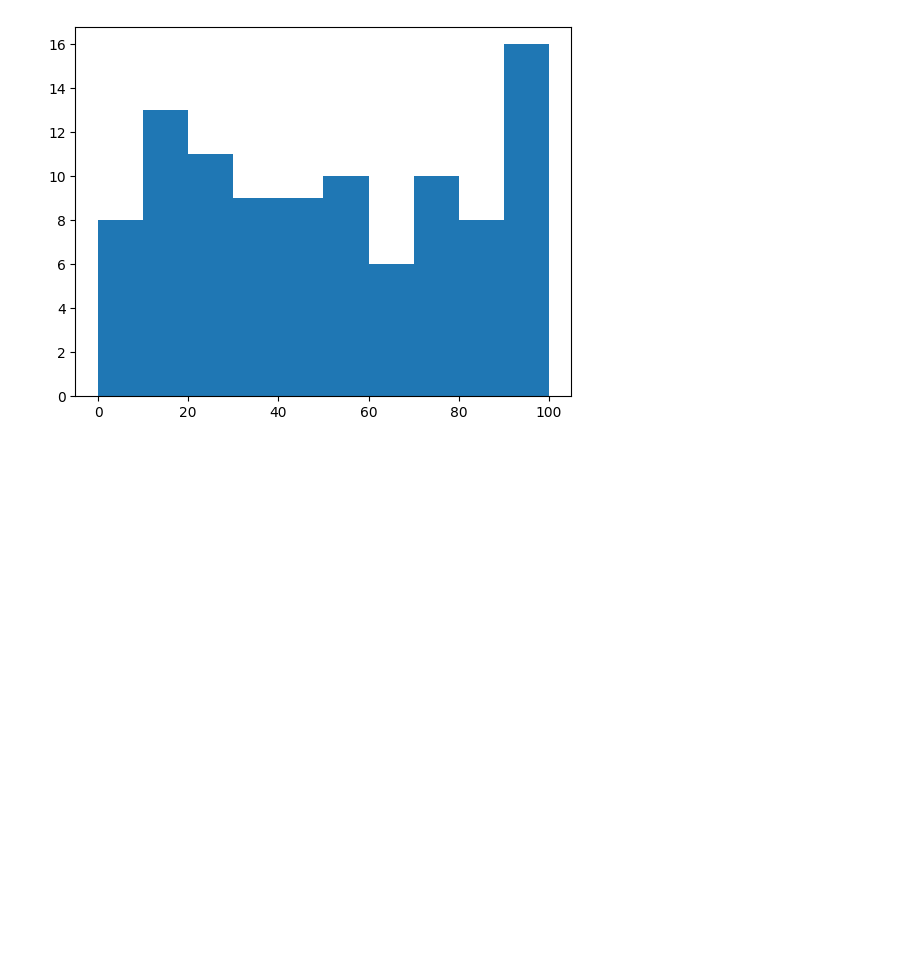
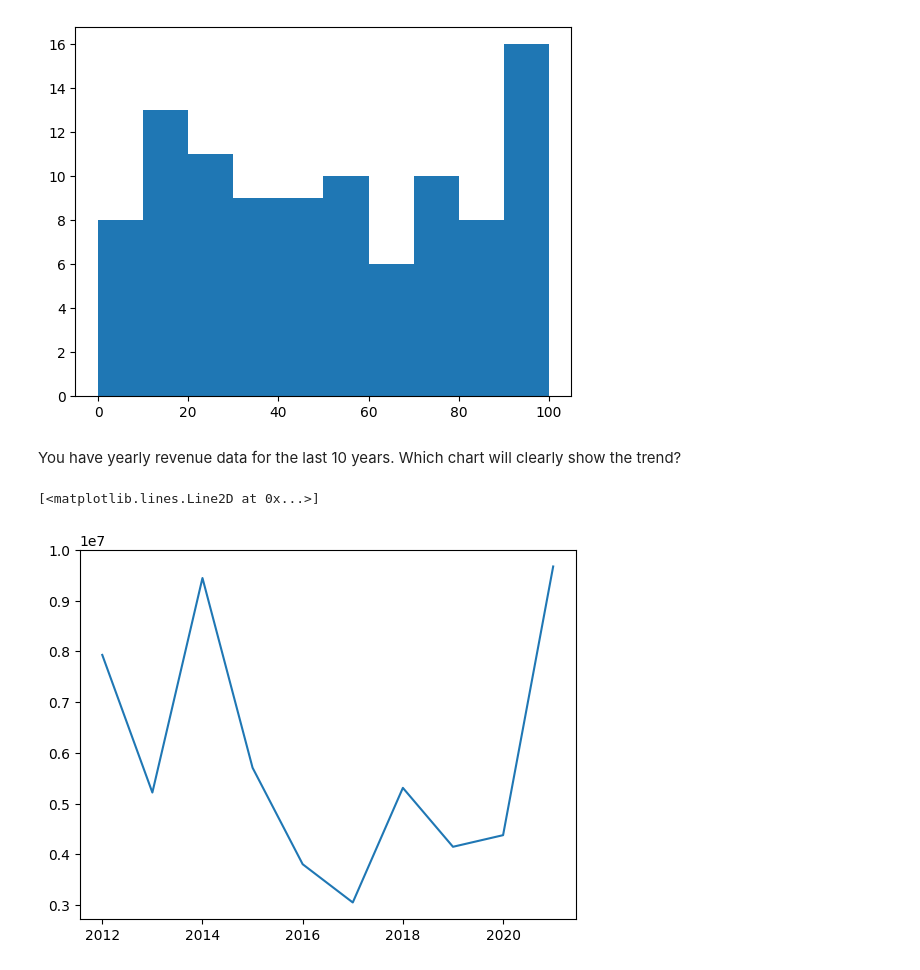
Before and after one commit to saiRajAj/DAVIS, a Jupyter notebook: data_visualization.ipynb, the cells around one changed output. Saved outputs shown, nothing was run; the diff lists cells and outputs as text; code cells hidden in the pictures; blank space fills up the shorter version.

```diff
--- a/data_visualization.ipynb
+++ b/data_visualization.ipynb
@@ -31,3 +31,12 @@ plt.hist(marks)
  array([  0.,  10.,  20.,  30.,  40.,  50.,  60.,  70.,  80.,  90., 100.]),
  <BarContainer object of 10 artists>)
 [figure]
+# %% [markdown]
+You have yearly revenue data for the last 10 years. Which chart will clearly show the trend?
+# %%
+years = np.arange(2012, 2022)
+revenue = np.random.randint(1000000, 10000000, 10)
+plt.plot(years, revenue)
+# %% [output]
+[<matplotlib.lines.Line2D at 0x...>]
+[figure, added]
```
Also changed, not shown: parts of 32 cells of this notebook.
